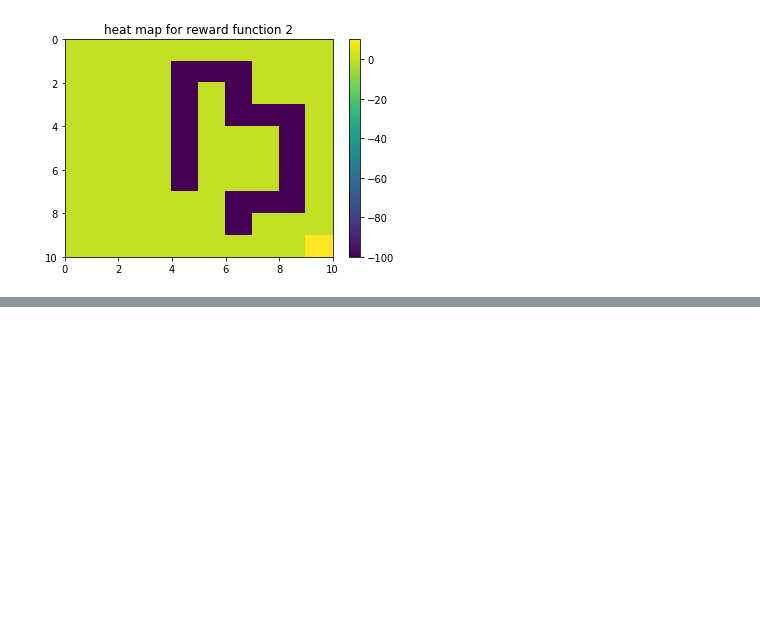
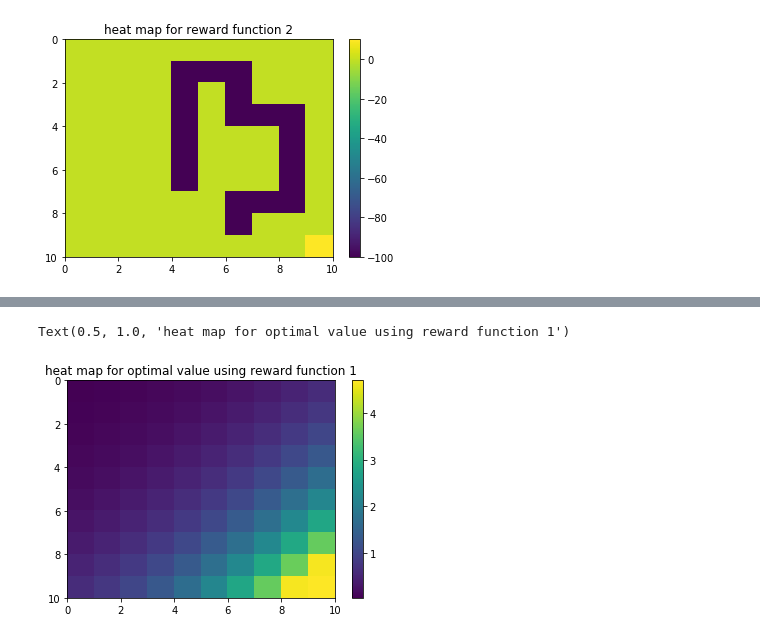
Before and after one commit to Shuyifan/Large-Scale-Social-and-Complex-Networks-Design-and-Algorithms, a Jupyter notebook: Project 3/Project 3.ipynb, the cells around one changed output, grey strips where cells are left out. Cells and saved outputs as stored; diff of their text form; code cells hidden in the pictures; blank space fills up the shorter version.

```diff
--- a/Project 3/Project 3.ipynb
+++ b/Project 3/Project 3.ipynb
@@ -76,0 +98,6 @@ Text(0.5, 1.0, 'heat map for reward function 2')
+# %%
+num_states = 100
+num_actions = 4
+w = 0.1
+gamma = 0.8
+reward_function = reward_function1
@@ -76,0 +131,19 @@ Text(0.5, 1.0, 'heat map for reward function 2')
+# %%
+def optimal_state_value(num_states, num_actions, w, gamma, R):
+    V = np.zeros((10, 10))
+
+    delta = 1
+    epsilon = 0.01
+    while delta > epsilon:
+        delta = 0
+        for i in range(num_states):
+            row = i // 10
+            col = i % 10
+            v = V[row][col]
+            V[row][col] = compute_max(row, col, num_actions, w, gamma, V, R)
+            delta = max(delta, abs(v - V[row][col]))
+
+    return V
+# %%
+optimalV = optimal_state_value(num_states, num_actions, w, gamma, reward_function)
+print(optimalV)
@@ -76,0 +171,10 @@ Text(0.5, 1.0, 'heat map for reward function 2')
+# %%
+fig = plt.figure()
+ax = fig.add_subplot(1,1,1)
+plt.pcolor(optimalV)
+plt.gca().invert_yaxis()
+plt.colorbar()
+ax.set_title("heat map for optimal value using reward function 1")
+# %% [output]
+Text(0.5, 1.0, 'heat map for optimal value using reward function 1')
+[figure, added]
```
Also changed, not shown: parts of 9 cells of this notebook, 1 other file.
